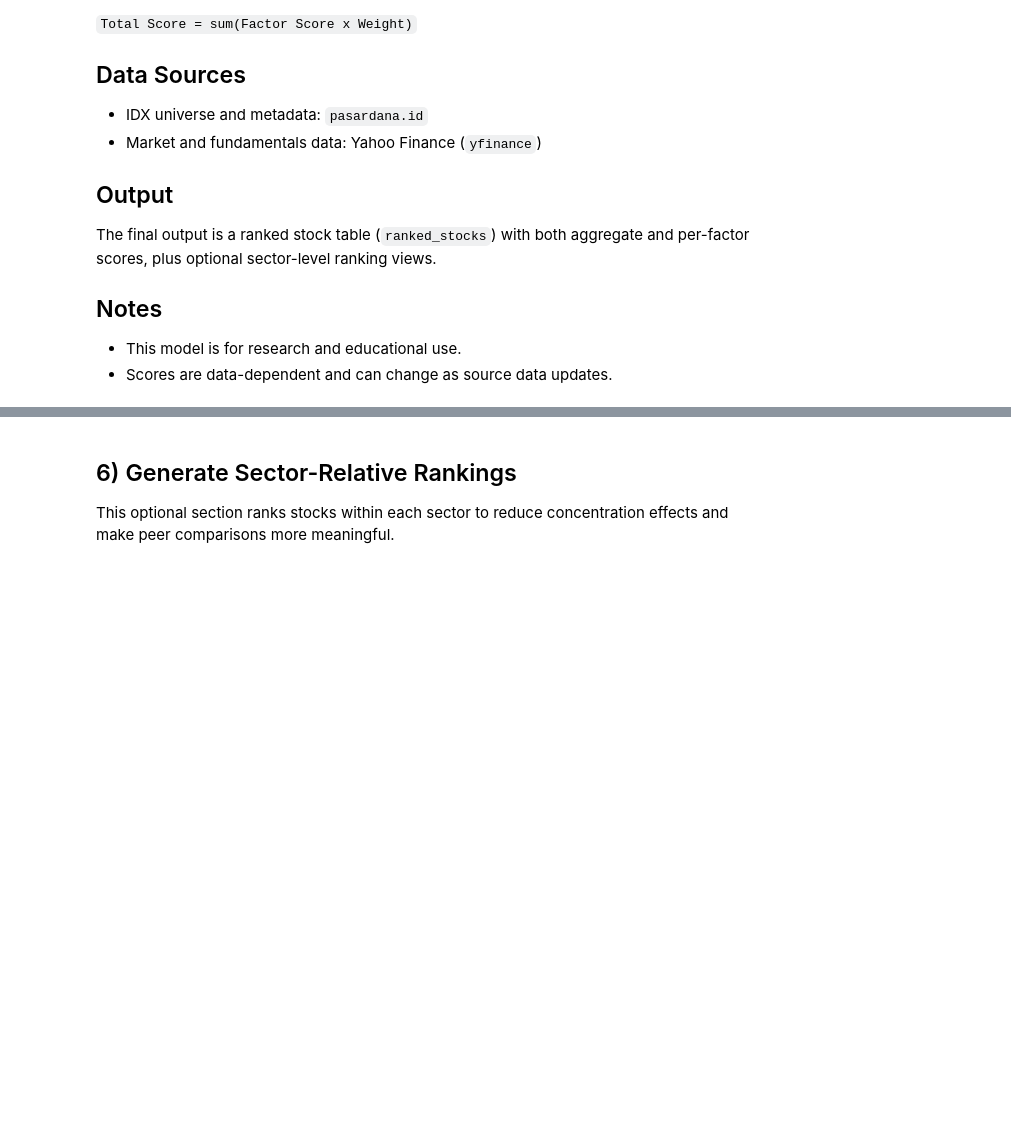
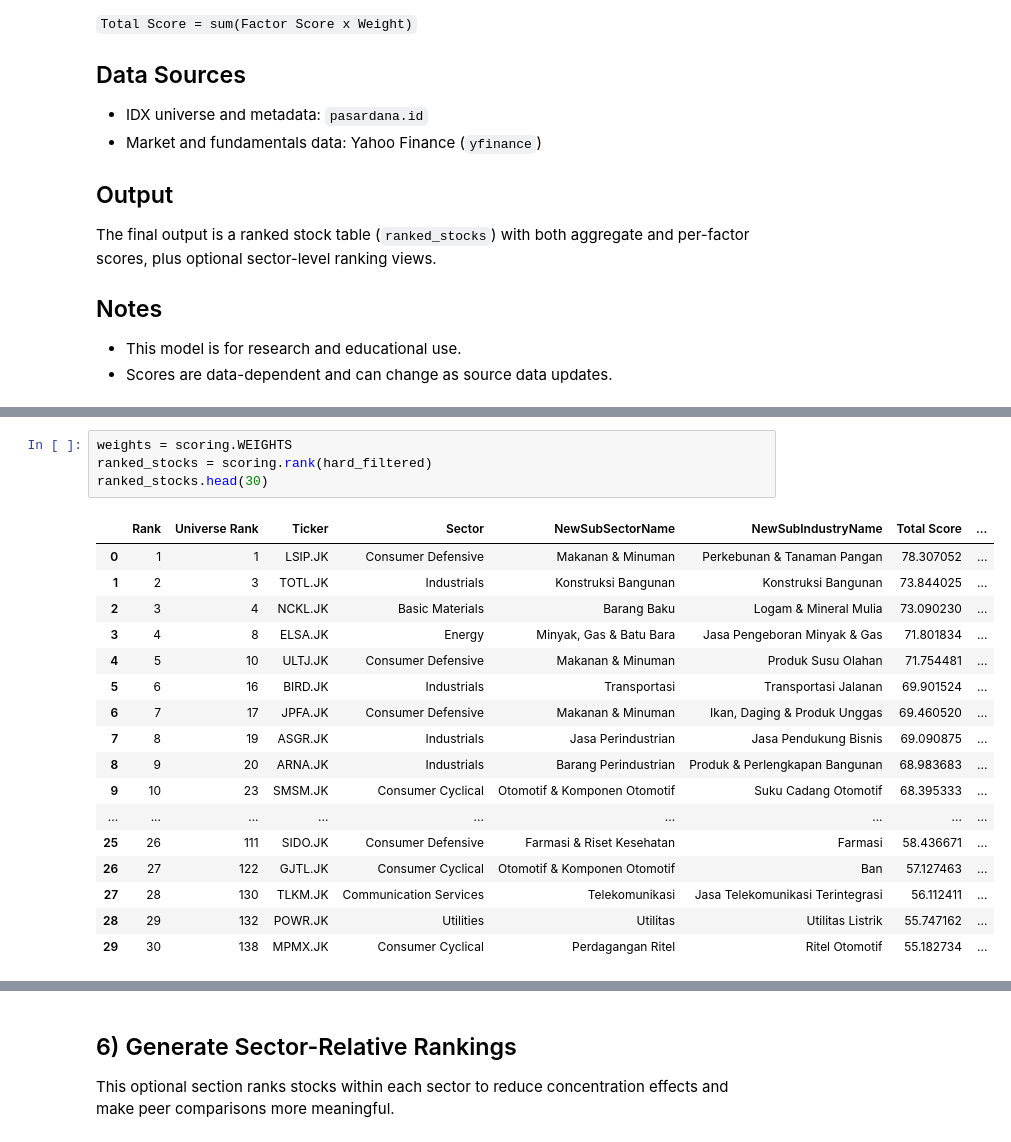
Before and after one commit to adarwawan/idx-stock-scoring, a Jupyter notebook: idx_stock_scoring.ipynb, the cells around one changed output, grey strips where cells are left out. Saved outputs shown, nothing was run; the diff lists cells and outputs as text; blank space fills up the shorter version.

```diff
--- a/idx_stock_scoring.ipynb
+++ b/idx_stock_scoring.ipynb
@@ -284,0 +126,22 @@ ranked_stocks.head(30)
+# %%
+weights = scoring.WEIGHTS
+ranked_stocks = scoring.rank(hard_filtered)
+ranked_stocks.head(30)
+# %% [output]
+|  | Rank | Universe Rank | Ticker | Sector | NewSubSectorName | NewSubIndustryName | Total Score | ... |
+| 0 | 1 | 1 | LSIP.JK | Consumer Defensive | Makanan & Minuman | Perkebunan & Tanaman Pangan | 78.307052 | ... |
+| 1 | 2 | 3 | TOTL.JK | Industrials | Konstruksi Bangunan | Konstruksi Bangunan | 73.844025 | ... |
+| 2 | 3 | 4 | NCKL.JK | Basic Materials | Barang Baku | Logam & Mineral Mulia | 73.090230 | ... |
+| 3 | 4 | 8 | ELSA.JK | Energy | Minyak, Gas & Batu Bara | Jasa Pengeboran Minyak & Gas | 71.801834 | ... |
+| 4 | 5 | 10 | ULTJ.JK | Consumer Defensive | Makanan & Minuman | Produk Susu Olahan | 71.754481 | ... |
+| 5 | 6 | 16 | BIRD.JK | Industrials | Transportasi | Transportasi Jalanan | 69.901524 | ... |
+| 6 | 7 | 17 | JPFA.JK | Consumer Defensive | Makanan & Minuman | Ikan, Daging & Produk Unggas | 69.460520 | ... |
+| 7 | 8 | 19 | ASGR.JK | Industrials | Jasa Perindustrian | Jasa Pendukung Bisnis | 69.090875 | ... |
+| 8 | 9 | 20 | ARNA.JK | Industrials | Barang Perindustrian | Produk & Perlengkapan Bangunan | 68.983683 | ... |
+| 9 | 10 | 23 | SMSM.JK | Consumer Cyclical | Otomotif & Komponen Otomotif | Suku Cadang Otomotif | 68.395333 | ... |
+| ... | ... | ... | ... | ... | ... | ... | ... | ... |
+| 25 | 26 | 111 | SIDO.JK | Consumer Defensive | Farmasi & Riset Kesehatan | Farmasi | 58.436671 | ... |
+| 26 | 27 | 122 | GJTL.JK | Consumer Cyclical | Otomotif & Komponen Otomotif | Ban | 57.127463 | ... |
+| 27 | 28 | 130 | TLKM.JK | Communication Services | Telekomunikasi | Jasa Telekomunikasi Terintegrasi | 56.112411 | ... |
+| 28 | 29 | 132 | POWR.JK | Utilities | Utilitas | Utilitas Listrik | 55.747162 | ... |
+| 29 | 30 | 138 | MPMX.JK | Consumer Cyclical | Perdagangan Ritel | Ritel Otomotif | 55.182734 | ... |
```
Also changed, not shown: parts of 38 cells of this notebook, 11 other files.
